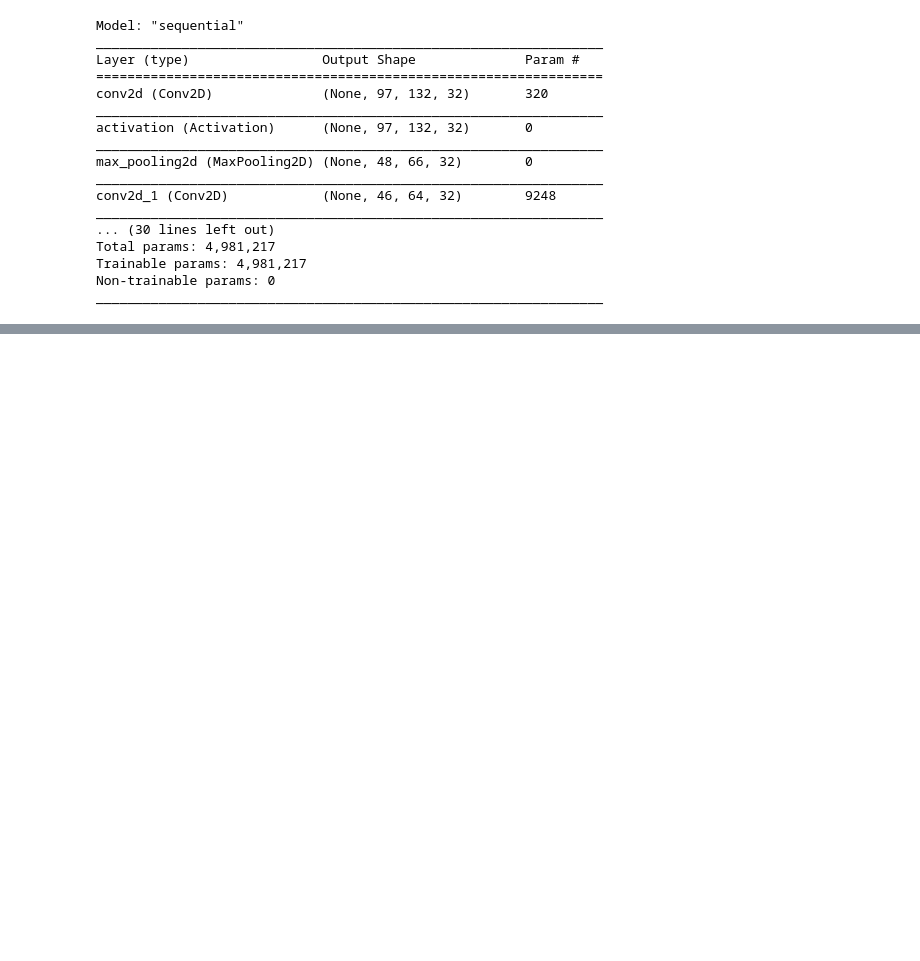
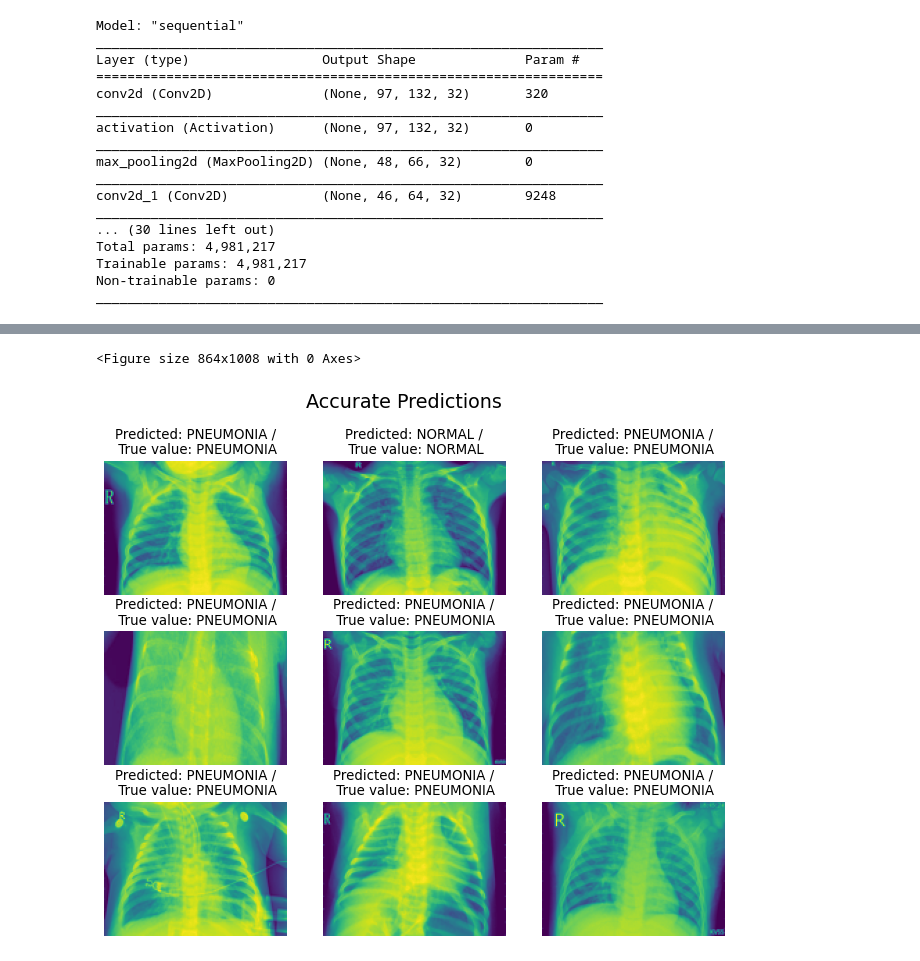
Before and after one commit to larsenk23/Chest-X-Ray-Images-Pneumonia-, a Jupyter notebook: Modeling.ipynb, the cells around one changed output, grey strips where cells are left out. Saved outputs shown, nothing was run; the diff lists cells and outputs as text; code cells hidden in the pictures; blank space fills up the shorter version.

```diff
--- a/Modeling.ipynb
+++ b/Modeling.ipynb
@@ -100,0 +98,26 @@ def plot_model_images():
+# %%
+# This function will plot the images with their predicted labels and true labels
+
+def plot_model_images_acc():
+
+    cor = []
+    for i in range(len(y_pred)):
+        pred = categories[int(np.round(y_pred)[i][0])]
+        actual = categories[y_test[i]]
+        if pred == actual:
+            cor.append(i)
+    cor = cor[0:9]
+
+    fig = plt.gcf()
+    plt.figure(figsize=(10, 8), dpi=80)
+    plt.suptitle('Accurate Predictions', fontsize = 'xx-large')
+
+    for j in range(0,9):
+        plt.subplot(3, 3, j + 1)
+        plt.axis('off')
+        image = X_test[cor[j]]
+        pred = categories[int(np.round(y_pred)[cor[j]][0])]
+        actual = categories[y_test[cor[j]]]
+        plt.title("Predicted: " + pred + " /\n True value: " + actual)
+        plt.imshow(image)
+    plt.show()
@@ -252,0 +531,5 @@ plot_confusion(con_mat)
+# %%
+plot_model_images_acc()
+# %% [output]
+<Figure size 864x1008 with 0 Axes>
+[figure, added]
```
Also changed, not shown: parts of 89 cells of this notebook.
